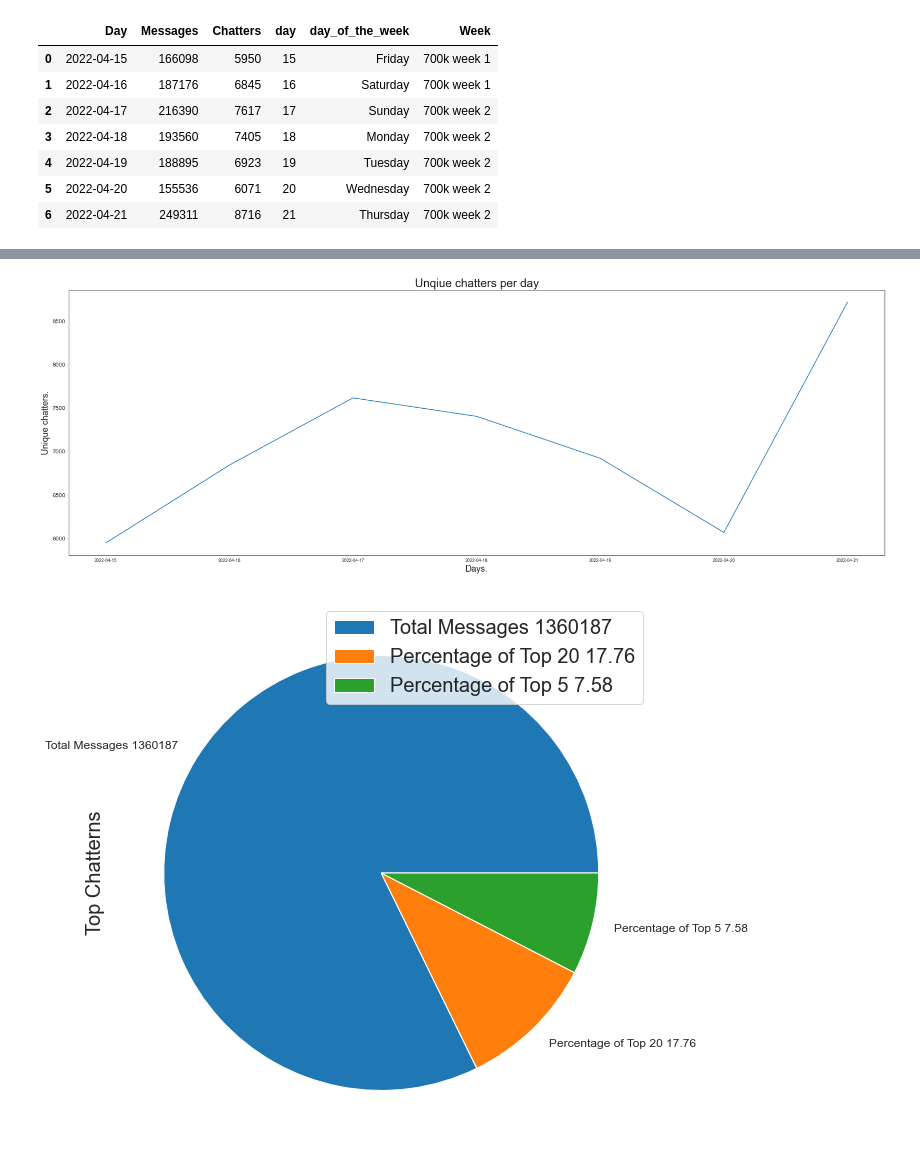
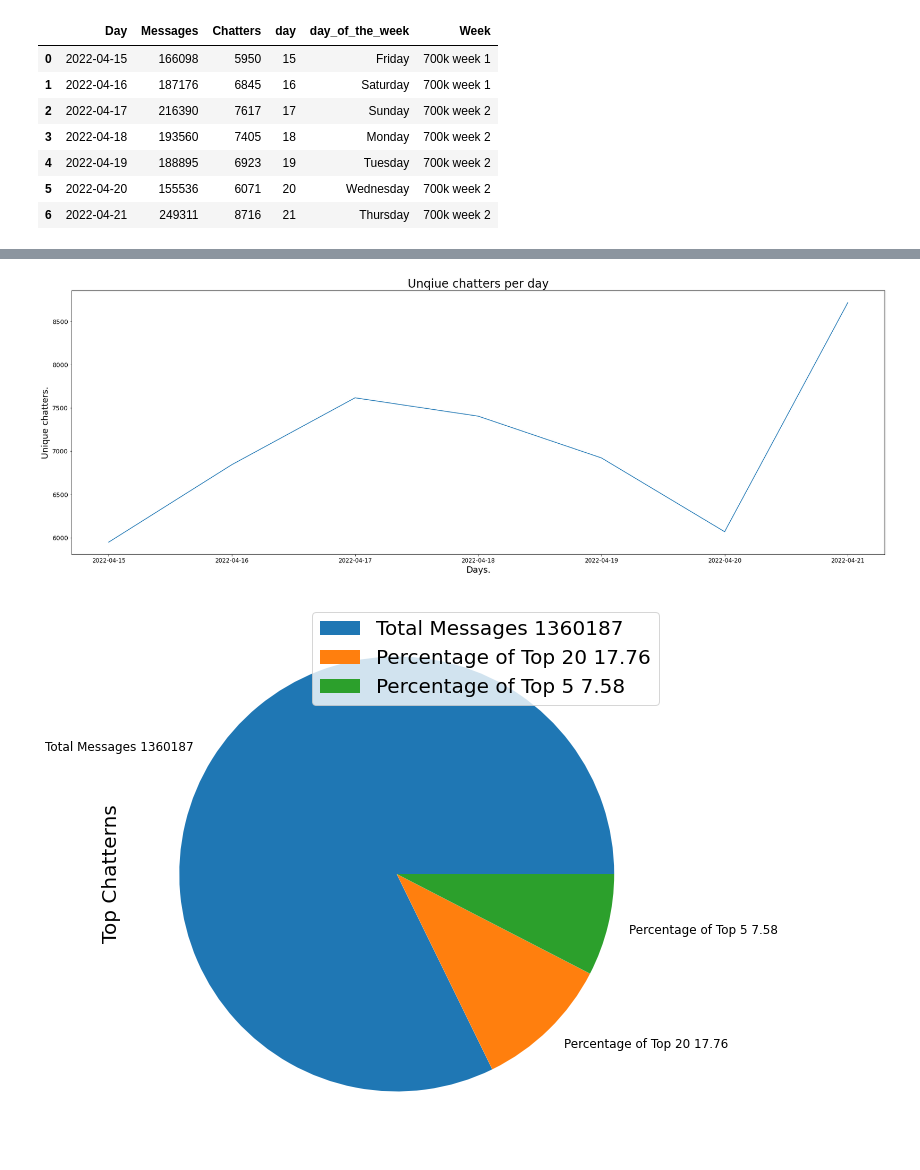
Before and after one commit to quassidi/-Monthly_YYJ_Report, a Jupyter notebook: monthly_jinnytty_analytics.ipynb, the cells around one changed output, grey strips where cells are left out. Drawn from its saved outputs; the diff is of its cells as text; code cells hidden in the pictures.

```diff
--- a/monthly_jinnytty_analytics.ipynb
+++ b/monthly_jinnytty_analytics.ipynb
@@ -319,23 +321,22 @@ chart_chatters_per_day = plt.plot(newplot.Day, newplot.Chatters)
 chart_chatters_per_day = plt.title("Unqiue chatters per day")
 chart_chatters_per_day = plt.xlabel('Days.', fontsize=18)
 chart_chatters_per_day = plt.ylabel('Unique chatters.', fontsize=18)
-chart_chatters_per_day = plt.xticks(fontsize=9, rotation=360)
-chart_chatters_per_day = plt.yticks(fontsize=12)
+chart_chatters_per_day = plt.xticks(fontsize=12, rotation=360)
+chart_chatters_per_day = plt.yticks(fontsize=13)
 chart_chatters_per_day = plt.show()
 # %% [output]
-[figure, old version]
+[figure, new version]
 # %%
 readytop20chatters = pd.read_csv('top20Chatters.csv', encoding='utf8', header=None, names=["User", "Total", "Most used emote", "Times used", "Second most used emote", "Times used 2"])
 readytop20chatters['Top'] = pd.Series(["1", "2", "3", "4", "5", "6","7","8","9","10","11","12","13","14","15", "16", "17", "18", "19", "20"])
 readytop20chatters = readytop20chatters[['Top', "User", "Total", "Most used emote", "Times used", "Second most used emote", "Times used 2"]]
 # %%
-plt.rcParams['font.size'] = 20
 top_chatters_frame = pd.DataFrame({'Top Chatterns' : [notopChatter, top20withouttop5, totalTop5Chatters]}, index=[plot_index_Totalmsg, plot_index_top20, plot_index_top5])
 top_chatters_frame
 plot = top_chatters_frame.plot.pie(y='Top Chatterns', figsize=(10, 10), fontsize=12)
 plt.savefig('plot2')
 # %% [output]
-[figure, old version]
+[figure, new version]
 # %%
 # 2. Create a template Environment
 env = Environment(loader=FileSystemLoader('templates'))
```
Also changed, not shown: parts of 3 cells of this notebook, 2 other files.
